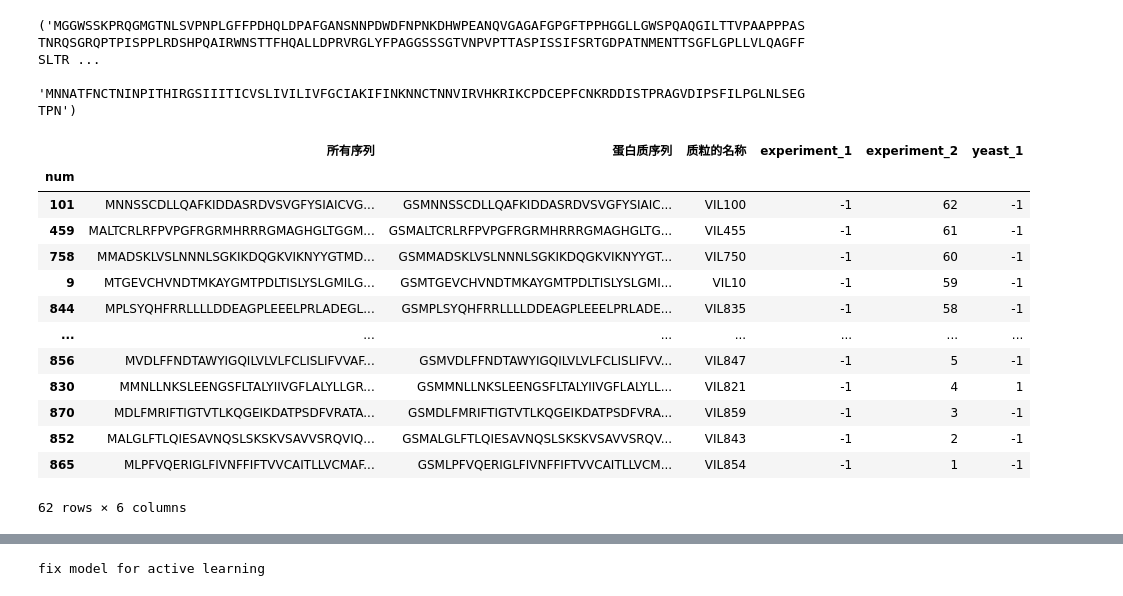
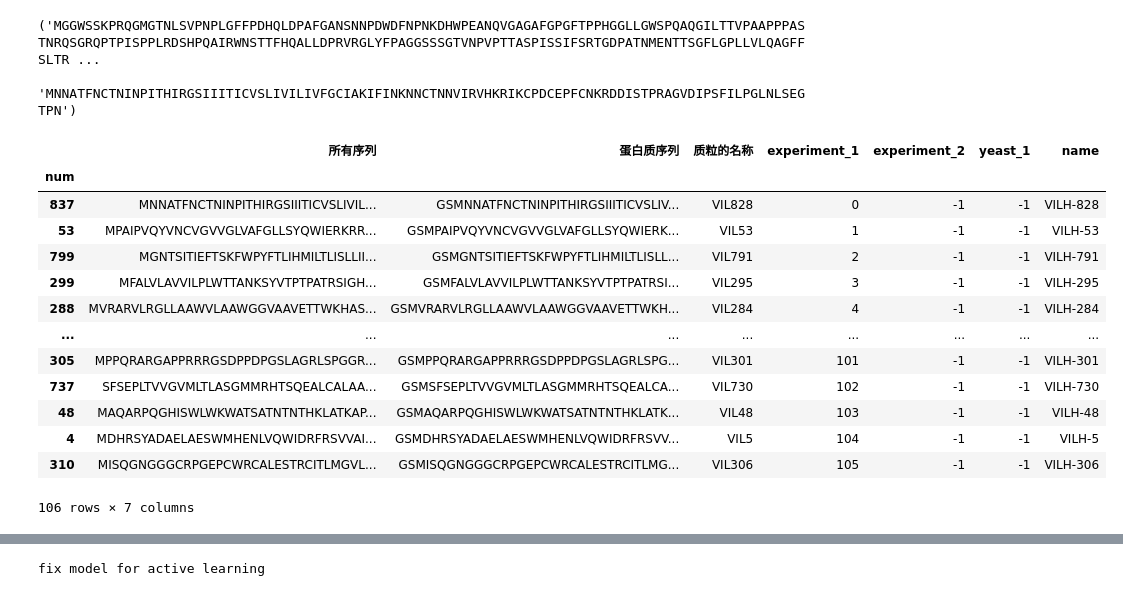
Before and after one commit to tyfei0216/ionChannel, a Jupyter notebook: buildActiveLearningDataset.ipynb, the cells around one changed output, grey strips where cells are left out. Saved outputs shown, nothing was run; the diff lists cells and outputs as text; code cells hidden in the pictures.

```diff
--- a/buildActiveLearningDataset.ipynb
+++ b/buildActiveLearningDataset.ipynb
@@ -373,25 +496,25 @@ data[-1]["ori_seq"], data[0]["ori_seq"]
  'MNNATFNCTNINPITHIRGSIIITICVSLIVILIVFGCIAKIFINKNNCTNNVIRVHKRIKCPDCEPFCNKRDDISTPRAGVDIPSFILPGLNLSEGTPN')
 # %%
 t = pd.read_csv("./temp/expres.csv", index_col=0)
-t = t.sort_values("experiment_2", ascending=False)
-t = t[t["experiment_2"] > 0]
-len(t)
+# t = t.sort_values("experiment_2", ascending=False)
+t = t[t["experiment_1"] >= 0]
+t = t.sort_values("experiment_1")
 t
 # %% [output]
-|  | 所有序列 | 蛋白质序列 | 质粒的名称 | experiment_1 | experiment_2 | yeast_1 |
-| num |  |  |  |  |  |  |
-| 101 | MNNSSCDLLQAFKIDDASRDVSVGFYSIAICVG... | GSMNNSSCDLLQAFKIDDASRDVSVGFYSIAIC... | VIL100 | -1 | 62 | -1 |
-| 459 | MALTCRLRFPVPGFRGRMHRRRGMAGHGLTGGM... | GSMALTCRLRFPVPGFRGRMHRRRGMAGHGLTG... | VIL455 | -1 | 61 | -1 |
-| 758 | MMADSKLVSLNNNLSGKIKDQGKVIKNYYGTMD... | GSMMADSKLVSLNNNLSGKIKDQGKVIKNYYGT... | VIL750 | -1 | 60 | -1 |
-| 9 | MTGEVCHVNDTMKAYGMTPDLTISLYSLGMILG... | GSMTGEVCHVNDTMKAYGMTPDLTISLYSLGMI... | VIL10 | -1 | 59 | -1 |
-| 844 | MPLSYQHFRRLLLLDDEAGPLEEELPRLADEGL... | GSMPLSYQHFRRLLLLDDEAGPLEEELPRLADE... | VIL835 | -1 | 58 | -1 |
-| ... | ... | ... | ... | ... | ... | ... |
-| 856 | MVDLFFNDTAWYIGQILVLVLFCLISLIFVVAF... | GSMVDLFFNDTAWYIGQILVLVLFCLISLIFVV... | VIL847 | -1 | 5 | -1 |
-| 830 | MMNLLNKSLEENGSFLTALYIIVGFLALYLLGR... | GSMMNLLNKSLEENGSFLTALYIIVGFLALYLL... | VIL821 | -1 | 4 | 1 |
-| 870 | MDLFMRIFTIGTVTLKQGEIKDATPSDFVRATA... | GSMDLFMRIFTIGTVTLKQGEIKDATPSDFVRA... | VIL859 | -1 | 3 | -1 |
-| 852 | MALGLFTLQIESAVNQSLSKSKVSAVVSRQVIQ... | GSMALGLFTLQIESAVNQSLSKSKVSAVVSRQV... | VIL843 | -1 | 2 | -1 |
-| 865 | MLPFVQERIGLFIVNFFIFTVVCAITLLVCMAF... | GSMLPFVQERIGLFIVNFFIFTVVCAITLLVCM... | VIL854 | -1 | 1 | -1 |
+|  | 所有序列 | 蛋白质序列 | 质粒的名称 | experiment_1 | experiment_2 | yeast_1 | name |
+| num |  |  |  |  |  |  |  |
+| 837 | MNNATFNCTNINPITHIRGSIIITICVSLIVIL... | GSMNNATFNCTNINPITHIRGSIIITICVSLIV... | VIL828 | 0 | -1 | -1 | VILH-828 |
+| 53 | MPAIPVQYVNCVGVVGLVAFGLLSYQWIERKRR... | GSMPAIPVQYVNCVGVVGLVAFGLLSYQWIERK... | VIL53 | 1 | -1 | -1 | VILH-53 |
+| 799 | MGNTSITIEFTSKFWPYFTLIHMILTLISLLII... | GSMGNTSITIEFTSKFWPYFTLIHMILTLISLL... | VIL791 | 2 | -1 | -1 | VILH-791 |
+| 299 | MFALVLAVVILPLWTTANKSYVTPTPATRSIGH... | GSMFALVLAVVILPLWTTANKSYVTPTPATRSI... | VIL295 | 3 | -1 | -1 | VILH-295 |
+| 288 | MVRARVLRGLLAAWVLAAWGGVAAVETTWKHAS... | GSMVRARVLRGLLAAWVLAAWGGVAAVETTWKH... | VIL284 | 4 | -1 | -1 | VILH-284 |
+| ... | ... | ... | ... | ... | ... | ... | ... |
+| 305 | MPPQRARGAPPRRRGSDPPDPGSLAGRLSPGGR... | GSMPPQRARGAPPRRRGSDPPDPGSLAGRLSPG... | VIL301 | 101 | -1 | -1 | VILH-301 |
+| 737 | SFSEPLTVVGVMLTLASGMMRHTSQEALCALAA... | GSMSFSEPLTVVGVMLTLASGMMRHTSQEALCA... | VIL730 | 102 | -1 | -1 | VILH-730 |
+| 48 | MAQARPQGHISWLWKWATSATNTNTHKLATKAP... | GSMAQARPQGHISWLWKWATSATNTNTHKLATK... | VIL48 | 103 | -1 | -1 | VILH-48 |
+| 4 | MDHRSYADAELAESWMHENLVQWIDRFRSVVAI... | GSMDHRSYADAELAESWMHENLVQWIDRFRSVV... | VIL5 | 104 | -1 | -1 | VILH-5 |
+| 310 | MISQGNGGGCRPGEPCWRCALESTRCITLMGVL... | GSMISQGNGGGCRPGEPCWRCALESTRCITLMG... | VIL306 | 105 | -1 | -1 | VILH-306 |
-62 rows × 6 columns
+106 rows × 7 columns
 # %%
 res = []
 for i in t["所有序列"]:
```
Also changed, not shown: parts of 21 cells of this notebook, 4 other files.
